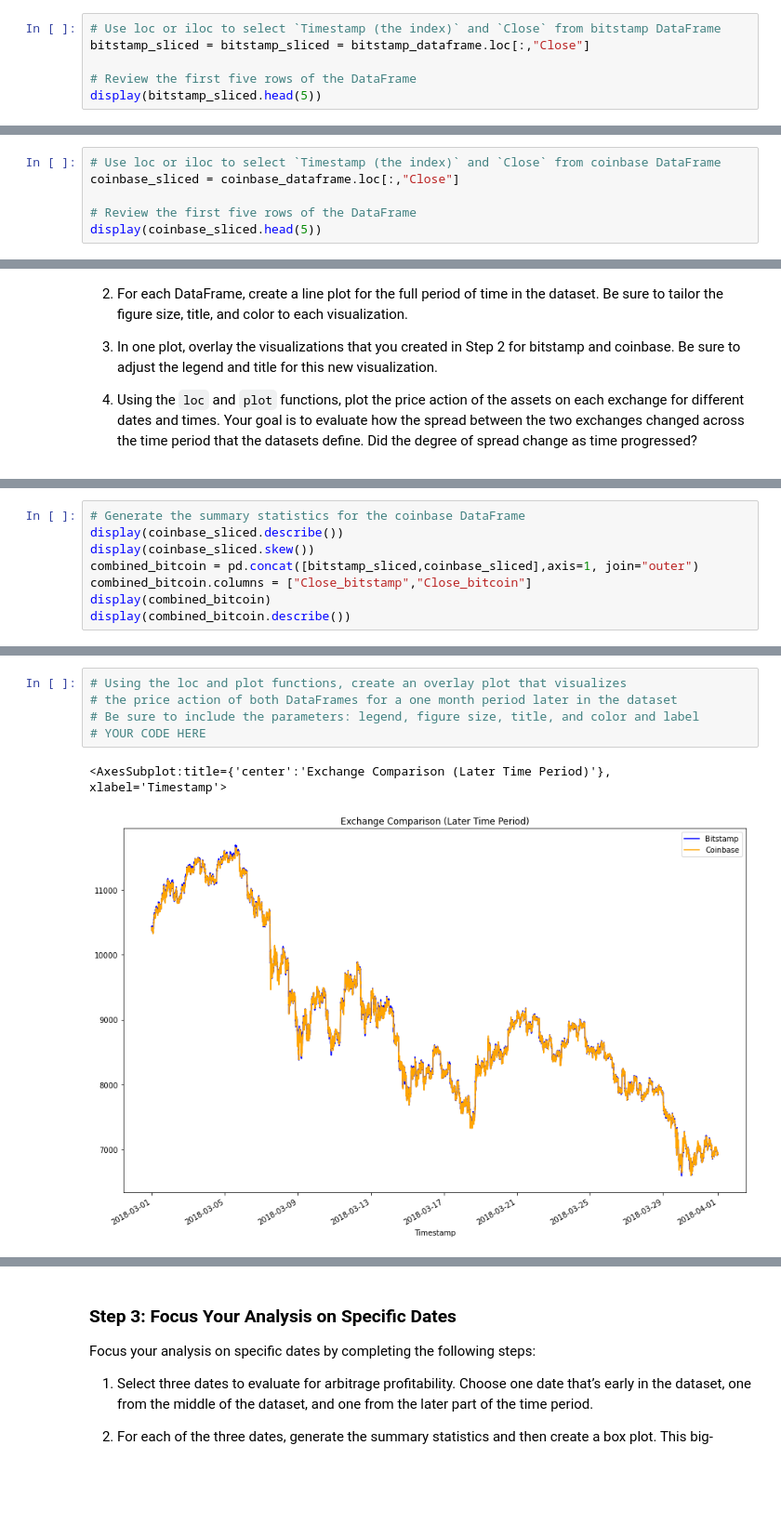
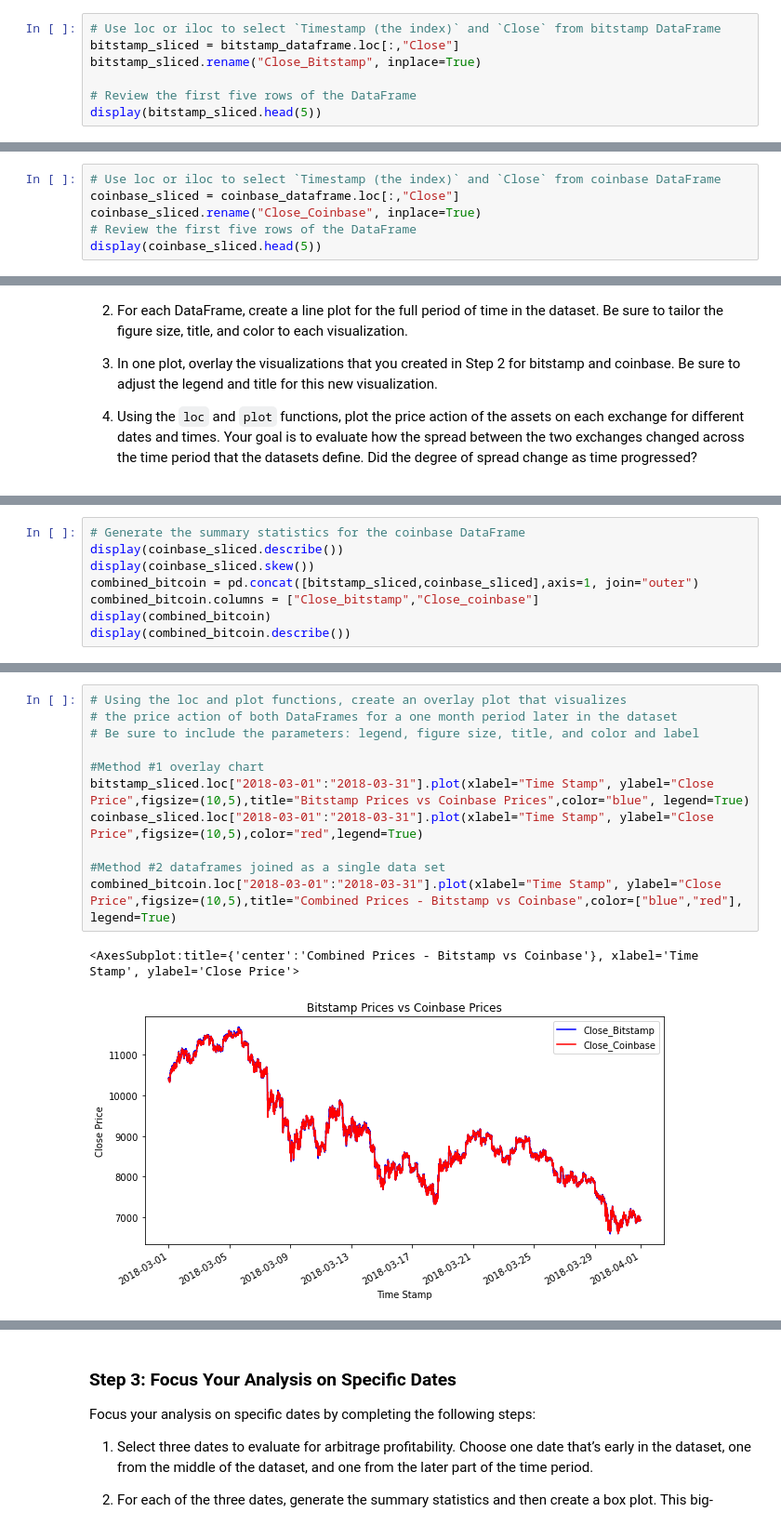
Before and after one commit to millerman421/Module_03_challenge, a Jupyter notebook: Starter_Code/crypto_arbitrage.ipynb, the cells around one changed output, grey strips where cells are left out. Shown at 93% size. Cells and saved outputs as stored; diff of their text form; blank space fills up the shorter version.

```diff
--- a/Starter_Code/crypto_arbitrage.ipynb
+++ b/Starter_Code/crypto_arbitrage.ipynb
@@ -378,7 +378,8 @@ Select the data you want to analyze. Use `loc` or `iloc` to select the following
 * Close
 # %%
 # Use loc or iloc to select `Timestamp (the index)` and `Close` from bitstamp DataFrame
-bitstamp_sliced = bitstamp_sliced = bitstamp_dataframe.loc[:,"Close"]
+bitstamp_sliced = bitstamp_dataframe.loc[:,"Close"]
+bitstamp_sliced.rename("Close_Bitstamp", inplace=True)
 
 # Review the first five rows of the DataFrame
 display(bitstamp_sliced.head(5))
@@ -393,7 +394,7 @@ Name: Close, dtype: float64
 # %%
 # Use loc or iloc to select `Timestamp (the index)` and `Close` from coinbase DataFrame
 coinbase_sliced = coinbase_dataframe.loc[:,"Close"]
-
+coinbase_sliced.rename("Close_Coinbase", inplace=True)
 # Review the first five rows of the DataFrame
 display(coinbase_sliced.head(5))
 # %% [output]
@@ -436,7 +437,7 @@ Name: Close, dtype: float64
 display(coinbase_sliced.describe())
 display(coinbase_sliced.skew())
 combined_bitcoin = pd.concat([bitstamp_sliced,coinbase_sliced],axis=1, join="outer")
-combined_bitcoin.columns = ["Close_bitstamp","Close_bitcoin"]
+combined_bitcoin.columns = ["Close_bitstamp","Close_coinbase"]
 display(combined_bitcoin)
 display(combined_bitcoin.describe())
 # %% [output]
@@ -509,8 +520,14 @@ coinbase_sliced.plot(figsize=(10,5),color="red",legend=True)
 # %%
 # Using the loc and plot functions, create an overlay plot that visualizes
 # the price action of both DataFrames for a one month period later in the dataset
 # Be sure to include the parameters: legend, figure size, title, and color and label
-# YOUR CODE HERE
+
+#Method #1 overlay chart
+bitstamp_sliced.loc["2018-03-01":"2018-03-31"].plot(xlabel="Time Stamp", ylabel="Close Price",figsize=(10,5),title="Bitstamp Prices vs Coinbase Prices",color="blue", legend=True)
+coinbase_sliced.loc["2018-03-01":"2018-03-31"].plot(xlabel="Time Stamp", ylabel="Close Price",figsize=(10,5),color="red",legend=True)
+
+#Method #2 dataframes joined as a single data set
+combined_bitcoin.loc["2018-03-01":"2018-03-31"].plot(xlabel="Time Stamp", ylabel="Close Price",figsize=(10,5),title="Combined Prices - Bitstamp vs Coinbase",color=["blue","red"], legend=True)
 # %% [output]
-<AxesSubplot:title={'center':'Exchange Comparison (Later Time Period)'}, xlabel='Timestamp'>
+<AxesSubplot:title={'center':'Combined Prices - Bitstamp vs Coinbase'}, xlabel='Time Stamp', ylabel='Close Price'>
-[figure, old version]
+[figure, new version]
```
Also changed, not shown: parts of 26 cells of this notebook.
